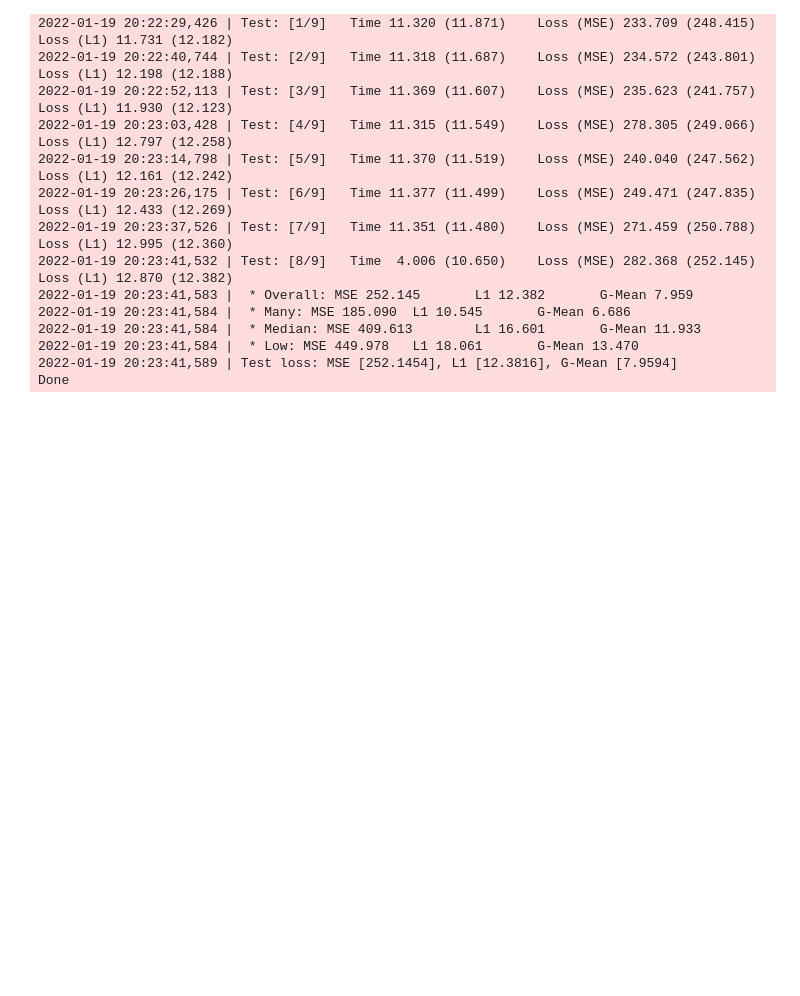
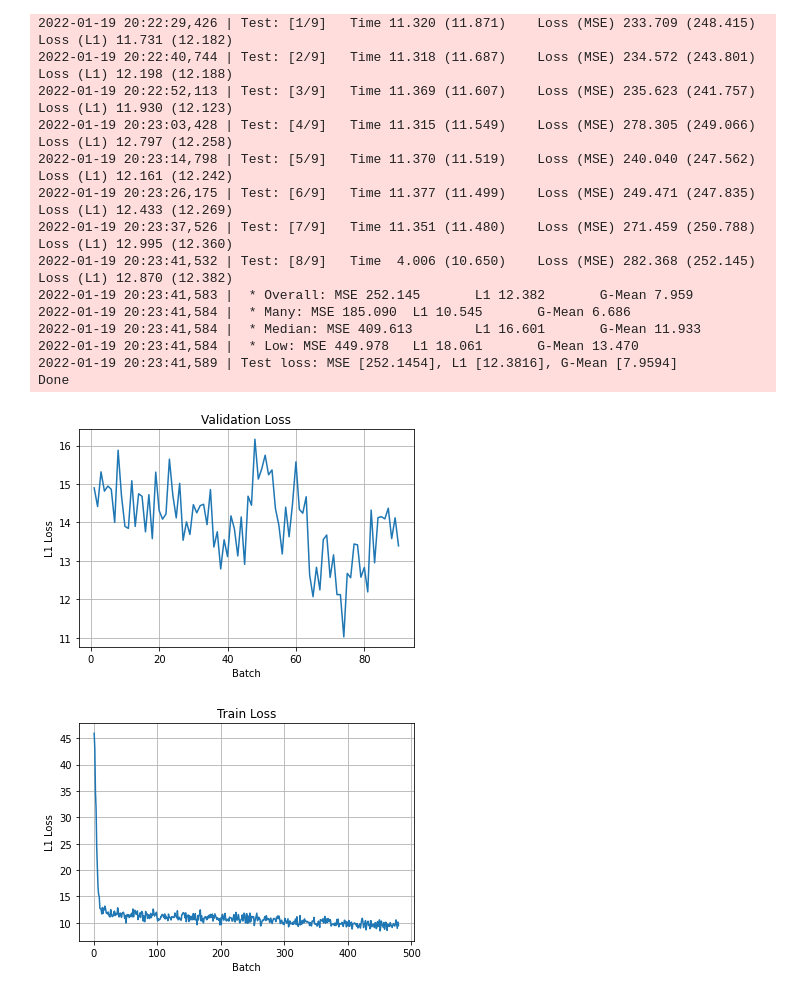
Before and after one commit to dcanTOKA/blg_561e_project, a Jupyter notebook: agedb-dir/DemoAgeDB.ipynb, the cells around one changed output. Saved outputs shown, nothing was run; the diff lists cells and outputs as text; code cells hidden in the pictures; blank space fills up the shorter version.

Commit message:
train and validation losses graphics are added.

```diff
--- a/agedb-dir/DemoAgeDB.ipynb
+++ b/agedb-dir/DemoAgeDB.ipynb
@@ -415,3 +407,60 @@ print(f"Test loss: MSE [{test_loss_mse:.4f}], L1 [{test_loss_l1:.4f}], G-Mean [{
 2022-01-19 20:23:41,584 |  * Low: MSE 449.978   L1 18.061       G-Mean 13.470
 2022-01-19 20:23:41,589 | Test loss: MSE [252.1454], L1 [12.3816], G-Mean [7.9594]
 Done
+# %%
+import re
+import numpy as np
+import matplotlib.pyplot as plt
+
+
+def plotModel(vals,title,xtitle,ytitle,grid = False):
+    batch = np.arange(len(vals)) + 1
+    plt.title(title)
+    plt.xlabel(xtitle)
+    plt.ylabel(ytitle)
+    plt.grid(grid)
+    plt.plot(batch,vals)
+    plt.show()
+
+def getL1Losses(Lines, mod = "train"):
+    l1_values = []
+    for line in Lines:
+        if "(L1)" in line:
+            strr = re.sub(r"\s+", "", line)
+            if mod == "Val":
+                if mod in strr:
+                    start = strr.find('(L1)')
+                    end = strr.rfind("(")
+                    l1 = strr[start+4:end]
+                    l1_values.append(float(l1))
+            else:
+                if "Val" not in strr:
+                    start = strr.find('(L1)')
+                    end = strr.rfind("(")
+                    l1 = strr[start+4:end]
+                    l1_values.append(float(l1))
+
+    return l1_values
+
+def getLinesFromTextFile(path):
+    all_path = '/home/candoga01/' + path
+    file1 = open(all_path, 'r')
+    return file1.readlines()
+
+
+path = 'blg_561e_project/agedb-dir/checkpoints/agedb_resnet50_agedb_resnet50_agedb_resnet50_For Final Project_adam_l1_0.001_256_adam_l1_0.001_256_adam_l1_0.001_256/training.log'
+
+
+# Data for Val
+lines = getLinesFromTextFile(path)
+l1_values_val = getL1Losses(lines,mod="Val")
+
+# Data for Train
+lines = getLinesFromTextFile(path)
+l1_values_train = getL1Losses(lines)
+
+plotModel(l1_values_val,"Validation Loss","Batch","L1 Loss",True)
+plotModel(l1_values_train,"Train Loss","Batch","L1 Loss",True)
+# %% [output]
+[figure, added]
+[figure, added]
```
Also changed, not shown: parts of 2 cells of this notebook.
